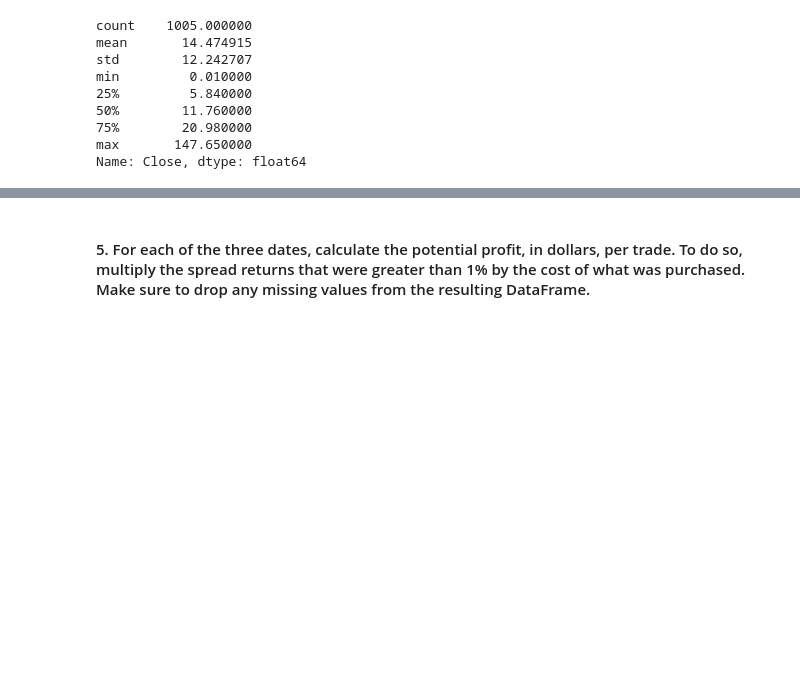
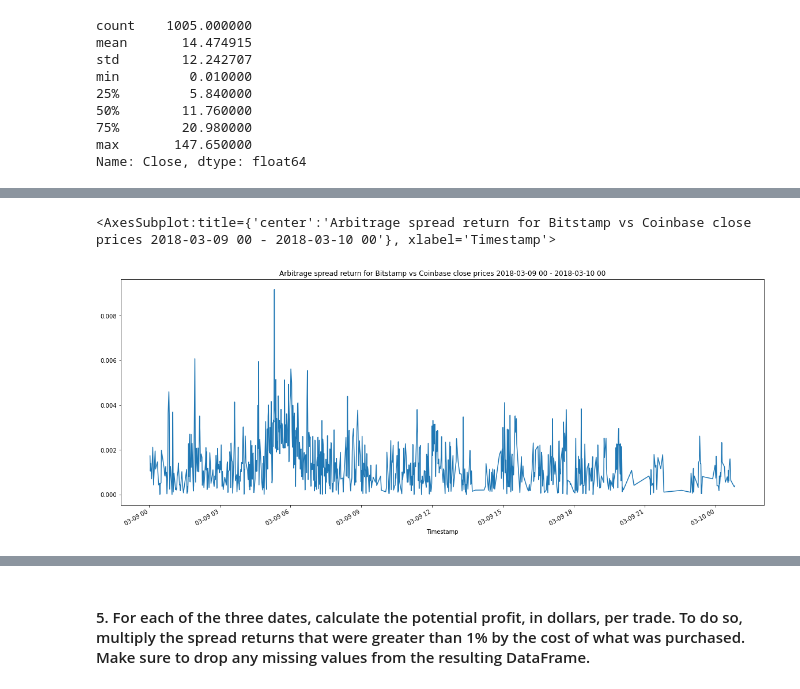
Before and after one commit to phodsman/Cryptocurrency-Arbitrage-Opportunity-Analyzer, a Jupyter notebook: crypto_arbitrage.ipynb, the cells around one changed output, grey strips where cells are left out. Saved outputs shown, nothing was run; the diff lists cells and outputs as text; code cells hidden in the pictures; blank space fills up the shorter version.

```diff
--- a/crypto_arbitrage.ipynb
+++ b/crypto_arbitrage.ipynb
@@ -355,0 +354,9 @@ spread_return_early.plot(figsize=(20,8), title=f"Arbitrage spread return for Bit
+# %%
+# For the date in  the middle of the dataset, the spread return is calculated by dividing all positive spread values by the price on the lower priced market.
+spread_return_middle = (positive_arbitrage_spread_middle / coinbase_sliced.loc[middle_date_start : middle_date_end]).dropna()
+
+# Reviews the spread return
+spread_return_middle.plot(figsize=(20,8), title=f"Arbitrage spread return for Bitstamp vs Coinbase close prices {middle_date_start} - {middle_date_end}")
+# %% [output]
+<AxesSubplot:title={'center':'Arbitrage spread return for Bitstamp vs Coinbase close prices 2018-03-09 00 - 2018-03-10 00'}, xlabel='Timestamp'>
+[figure, added]
```
Also changed, not shown: parts of 14 cells of this notebook, 1 other file.
